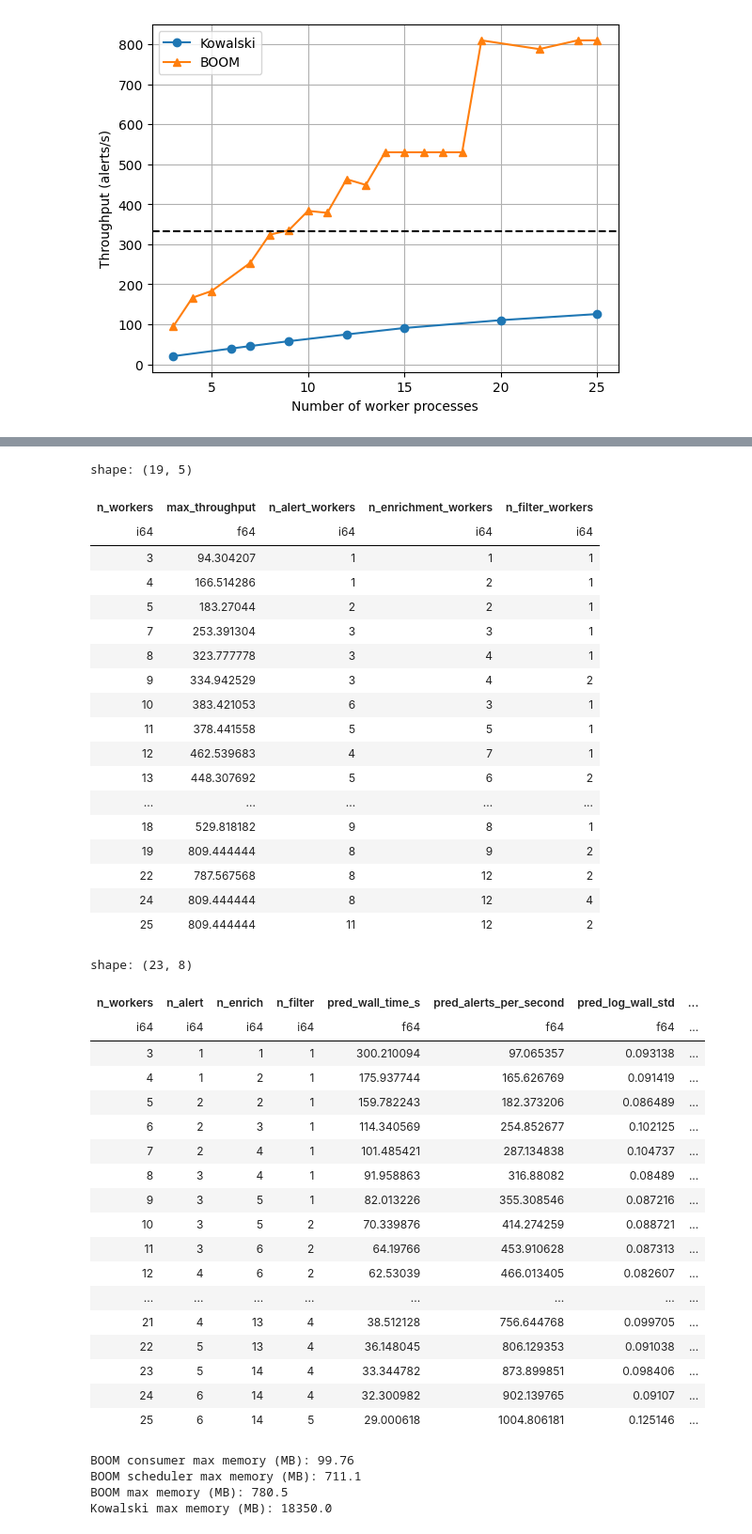
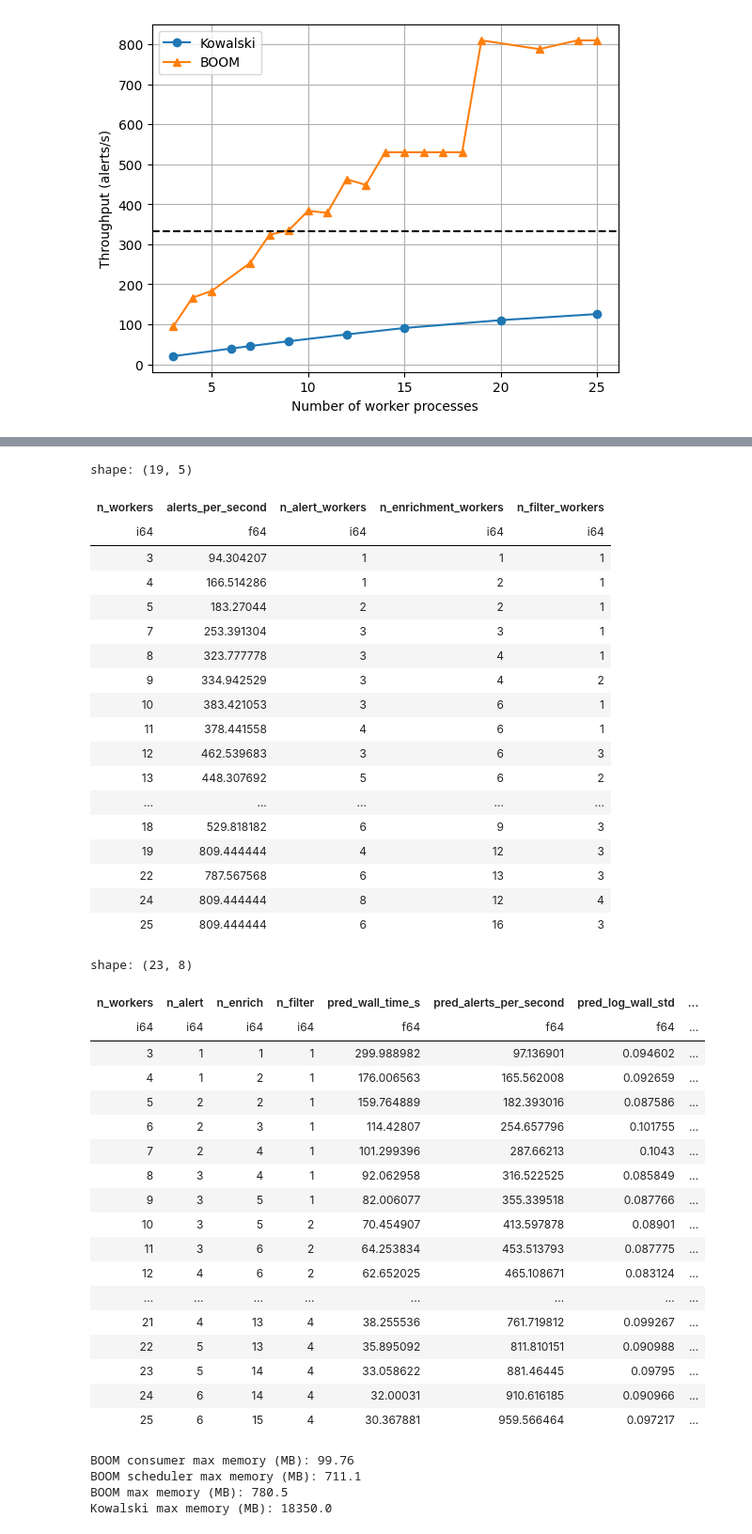
Before and after one commit to boom-astro/boom-paper, a Jupyter notebook: .calkit/notebooks/executed/notebooks/analyze-logs.ipynb, the cells around one changed output, grey strips where cells are left out. Shown at 94% size. Cells and saved outputs as stored; diff of their text form; code cells hidden in the pictures.

```diff
--- a/.calkit/notebooks/executed/notebooks/analyze-logs.ipynb
+++ b/.calkit/notebooks/executed/notebooks/analyze-logs.ipynb
@@ -239,15 +239,20 @@ shape: (68, 5)
 | 9 | 15 | 1 | 25 | 378.441558 |
 # %%
 # Print the best config for each number of workers
-df_boom.group_by("n_workers").agg(
-    max_throughput=pl.col("alerts_per_second").max(),
-    n_alert_workers=pl.col("n_alert_workers").last(),
-    n_enrichment_workers=pl.col("n_enrichment_workers").last(),
-    n_filter_workers=pl.col("n_filter_workers").last(),
-).sort("n_workers")
+df_boom.sort("alerts_per_second", descending=True).group_by(
+    "n_workers", maintain_order=True
+).first().sort("n_workers").select(
+    [
+        "n_workers",
+        "alerts_per_second",
+        "n_alert_workers",
+        "n_enrichment_workers",
+        "n_filter_workers",
+    ]
+)
 # %% [output]
 shape: (19, 5)
-| n_workers | max_throughput | n_alert_workers | n_enrichment_workers | n_filter_workers |
+| n_workers | alerts_per_second | n_alert_workers | n_enrichment_workers | n_filter_workers |
 | i64 | f64 | i64 | i64 | i64 |
 | 3 | 94.304207 | 1 | 1 | 1 |
 | 4 | 166.514286 | 1 | 2 | 1 |
@@ -255,16 +260,16 @@ shape: (19, 5)
 | 7 | 253.391304 | 3 | 3 | 1 |
 | 8 | 323.777778 | 3 | 4 | 1 |
 | 9 | 334.942529 | 3 | 4 | 2 |
-| 10 | 383.421053 | 6 | 3 | 1 |
-| 11 | 378.441558 | 5 | 5 | 1 |
-| 12 | 462.539683 | 4 | 7 | 1 |
+| 10 | 383.421053 | 3 | 6 | 1 |
+| 11 | 378.441558 | 4 | 6 | 1 |
+| 12 | 462.539683 | 3 | 6 | 3 |
 | 13 | 448.307692 | 5 | 6 | 2 |
 | ... | ... | ... | ... | ... |
-| 18 | 529.818182 | 9 | 8 | 1 |
-| 19 | 809.444444 | 8 | 9 | 2 |
-| 22 | 787.567568 | 8 | 12 | 2 |
+| 18 | 529.818182 | 6 | 9 | 3 |
+| 19 | 809.444444 | 4 | 12 | 3 |
+| 22 | 787.567568 | 6 | 13 | 3 |
 | 24 | 809.444444 | 8 | 12 | 4 |
-| 25 | 809.444444 | 11 | 12 | 2 |
+| 25 | 809.444444 | 6 | 16 | 3 |
 # %%
 # Fit a smooth response-surface model and predict the best worker split for each
 # total
@@ -329,7 +334,7 @@ smooth_model.fit(X, y)
 
 # Penalize uncertain predictions so the recommended split stays in
 # better-supported regions
-uncertainty_penalty = 1.8
+uncertainty_penalty = 3
 
 
 def generate_worker_splits(total_workers: int) -> list[tuple[int, int, int]]:
@@ -379,49 +384,49 @@ for total_workers in range(3, 26):
     predicted_log_wall, predicted_log_wall_std = gp.predict(
         split_features_scaled, return_std=True
     )
     conservative_log_wall = (
         predicted_log_wall + uncertainty_penalty * predicted_log_wall_std
     )
     predicted_wall_time = np.exp(predicted_log_wall)
     predicted_throughput = n_alerts / predicted_wall_time
     conservative_wall_time = np.exp(conservative_log_wall)
     best_index = int(np.argmin(conservative_log_wall))
     best_split = splits[best_index]
     predicted_optima.append(
         {
             "n_workers": total_workers,
             "n_alert": best_split[0],
             "n_enrich": best_split[1],
             "n_filter": best_split[2],
             "pred_wall_time_s": predicted_wall_time[best_index],
             "pred_alerts_per_second": predicted_throughput[best_index],
             "pred_log_wall_std": predicted_log_wall_std[best_index],
             "cons_wall_time_s": conservative_wall_time[best_index],
         }
     )
 
 df_predicted_optima = pl.DataFrame(predicted_optima)
 df_predicted_optima
 # %% [output]
 shape: (23, 8)
 | n_workers | n_alert | n_enrich | n_filter | pred_wall_time_s | pred_alerts_per_second | pred_log_wall_std | ... |
 | i64 | i64 | i64 | i64 | f64 | f64 | f64 | ... |
-| 3 | 1 | 1 | 1 | 300.210094 | 97.065357 | 0.093138 | ... |
-| 4 | 1 | 2 | 1 | 175.937744 | 165.626769 | 0.091419 | ... |
-| 5 | 2 | 2 | 1 | 159.782243 | 182.373206 | 0.086489 | ... |
-| 6 | 2 | 3 | 1 | 114.340569 | 254.852677 | 0.102125 | ... |
-| 7 | 2 | 4 | 1 | 101.485421 | 287.134838 | 0.104737 | ... |
-| 8 | 3 | 4 | 1 | 91.958863 | 316.88082 | 0.08489 | ... |
-| 9 | 3 | 5 | 1 | 82.013226 | 355.308546 | 0.087216 | ... |
-| 10 | 3 | 5 | 2 | 70.339876 | 414.274259 | 0.088721 | ... |
-| 11 | 3 | 6 | 2 | 64.19766 | 453.910628 | 0.087313 | ... |
-| 12 | 4 | 6 | 2 | 62.53039 | 466.013405 | 0.082607 | ... |
+| 3 | 1 | 1 | 1 | 299.988982 | 97.136901 | 0.094602 | ... |
+| 4 | 1 | 2 | 1 | 176.006563 | 165.562008 | 0.092659 | ... |
+| 5 | 2 | 2 | 1 | 159.764889 | 182.393016 | 0.087586 | ... |
+| 6 | 2 | 3 | 1 | 114.42807 | 254.657796 | 0.101755 | ... |
+| 7 | 2 | 4 | 1 | 101.299396 | 287.66213 | 0.1043 | ... |
+| 8 | 3 | 4 | 1 | 92.062958 | 316.522525 | 0.085849 | ... |
+| 9 | 3 | 5 | 1 | 82.006077 | 355.339518 | 0.087766 | ... |
+| 10 | 3 | 5 | 2 | 70.454907 | 413.597878 | 0.08901 | ... |
+| 11 | 3 | 6 | 2 | 64.253834 | 453.513793 | 0.087775 | ... |
+| 12 | 4 | 6 | 2 | 62.652025 | 465.108671 | 0.083124 | ... |
 | ... | ... | ... | ... | ... | ... | ... | ... |
-| 21 | 4 | 13 | 4 | 38.512128 | 756.644768 | 0.099705 | ... |
-| 22 | 5 | 13 | 4 | 36.148045 | 806.129353 | 0.091038 | ... |
-| 23 | 5 | 14 | 4 | 33.344782 | 873.899851 | 0.098406 | ... |
-| 24 | 6 | 14 | 4 | 32.300982 | 902.139765 | 0.09107 | ... |
-| 25 | 6 | 14 | 5 | 29.000618 | 1004.806181 | 0.125146 | ... |
+| 21 | 4 | 13 | 4 | 38.255536 | 761.719812 | 0.099267 | ... |
+| 22 | 5 | 13 | 4 | 35.895092 | 811.810151 | 0.090988 | ... |
+| 23 | 5 | 14 | 4 | 33.058622 | 881.46445 | 0.09795 | ... |
+| 24 | 6 | 14 | 4 | 32.00031 | 910.616185 | 0.090966 | ... |
+| 25 | 6 | 15 | 4 | 30.367881 | 959.566464 | 0.097217 | ... |
 # %%
 # Analyze some of the memory usage
 import json
```
Also changed, not shown: parts of 2 cells of this notebook, 9 other files.
